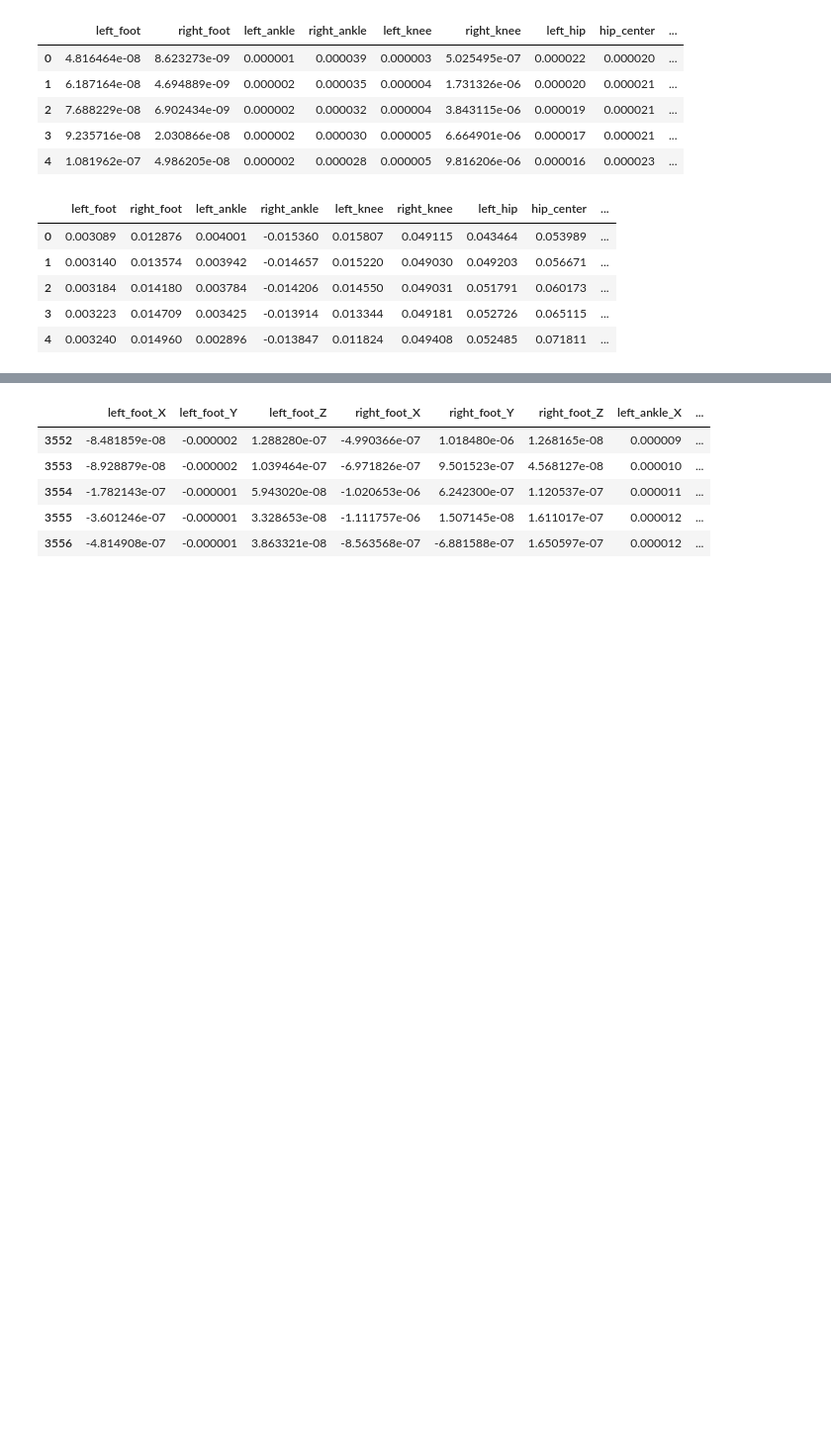
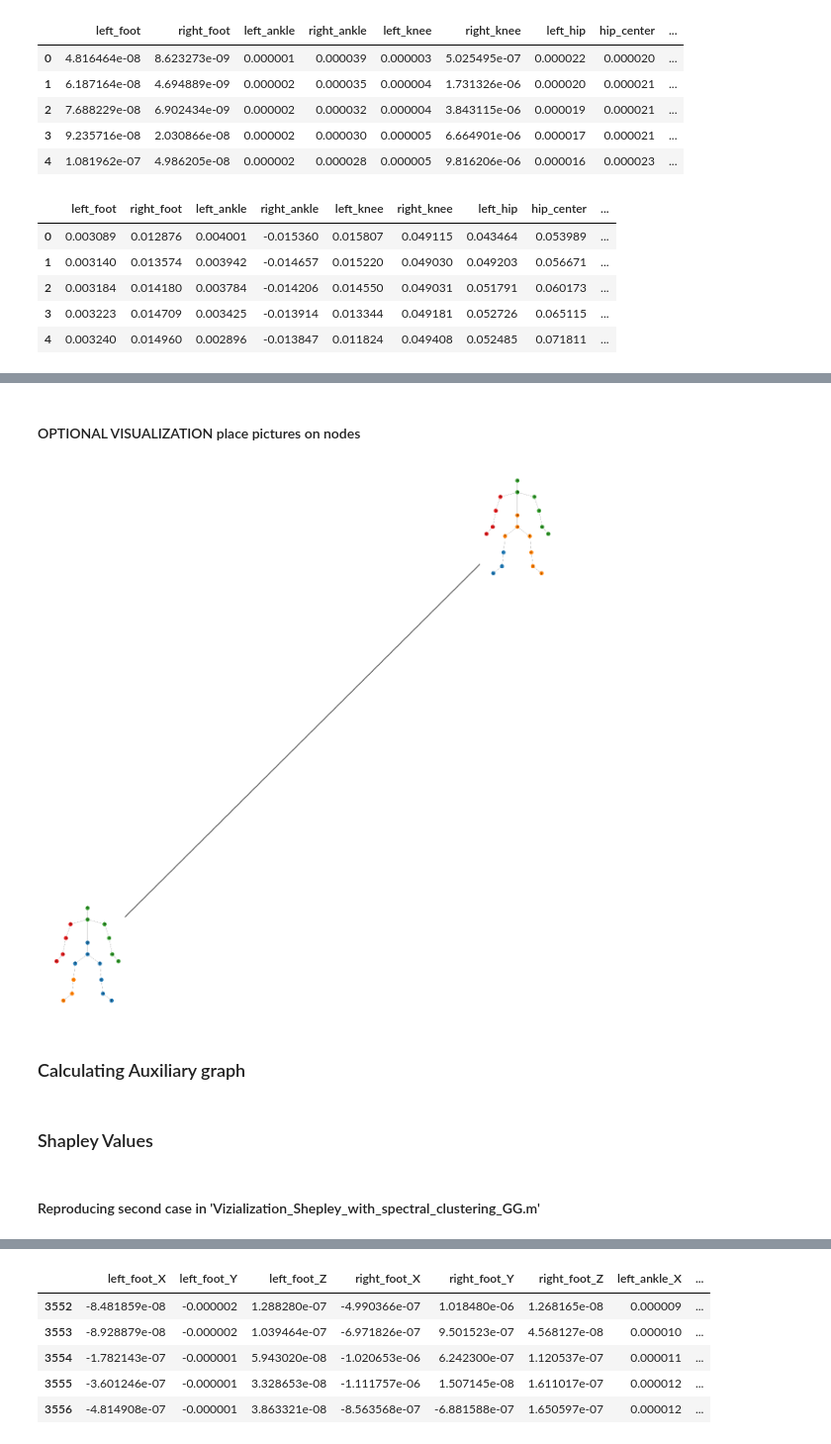
Before and after one commit to gaggioaxel/OoM-Thesis, a Jupyter notebook: code/src/OoM.ipynb, the cells around one changed output, grey strips where cells are left out. Shown: that part at 99% size. Drawn from its saved outputs; the diff is of its cells as text; code cells hidden in the pictures; blank space fills up the shorter version.

```diff
--- a/code/src/OoM.ipynb
+++ b/code/src/OoM.ipynb
@@ -579,0 +800,33 @@ plt.show()
+# %% [markdown]
+#### OPTIONAL VISUALIZATION place pictures on nodes
+# %%
+import matplotlib.pyplot as plt
+from matplotlib.offsetbox import OffsetImage, AnnotationBbox
+
+import networkx as nx
+
+G = nx.Graph()
+G.add_node(1, label="/home/gagg/Desktop/Thesis/OoM-Thesis/code/resources/clustering.png")
+G.add_node(2, label="/home/gagg/Desktop/Thesis/OoM-Thesis/code/resources/clustering1.png")
+G.add_edge(1, 2)
+
+
+def draw_graph_with_images(G):
+    pos = nx.spring_layout(G)  # Compute node positions
+
+    fig, ax = plt.subplots(figsize=(15,15))
+    for node, data in G.nodes(data=True):
+        image_path = data.get('label')
+        img = plt.imread(image_path)
+        imagebox = OffsetImage(img, zoom=0.2)  # Adjust zoom level as needed
+        ab = AnnotationBbox(imagebox, pos[node], frameon=False)
+        ax.add_artist(ab)
+
+    nx.draw(G, pos, with_labels=False, node_size=0)  # Draw the graph without default node labels
+    plt.show()
+
+draw_graph_with_images(G)
+# %% [output]
+[figure, added]
+# %% [markdown]
+### Calculating Auxiliary graph
@@ -579,0 +836,4 @@ plt.show()
+# %% [markdown]
+### Shapley Values
+# %% [markdown]
+#### Reproducing second case in 'Vizialization_Shepley_with_spectral_clustering_GG.m'
```
Also changed, not shown: parts of 53 cells of this notebook, 3 other files.
